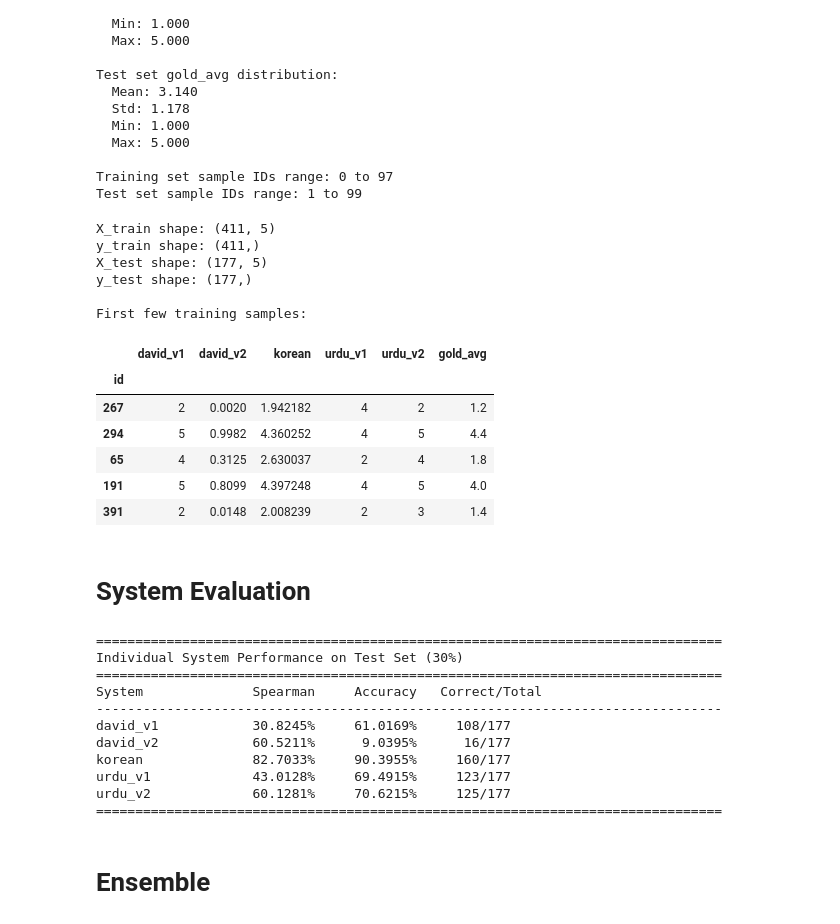
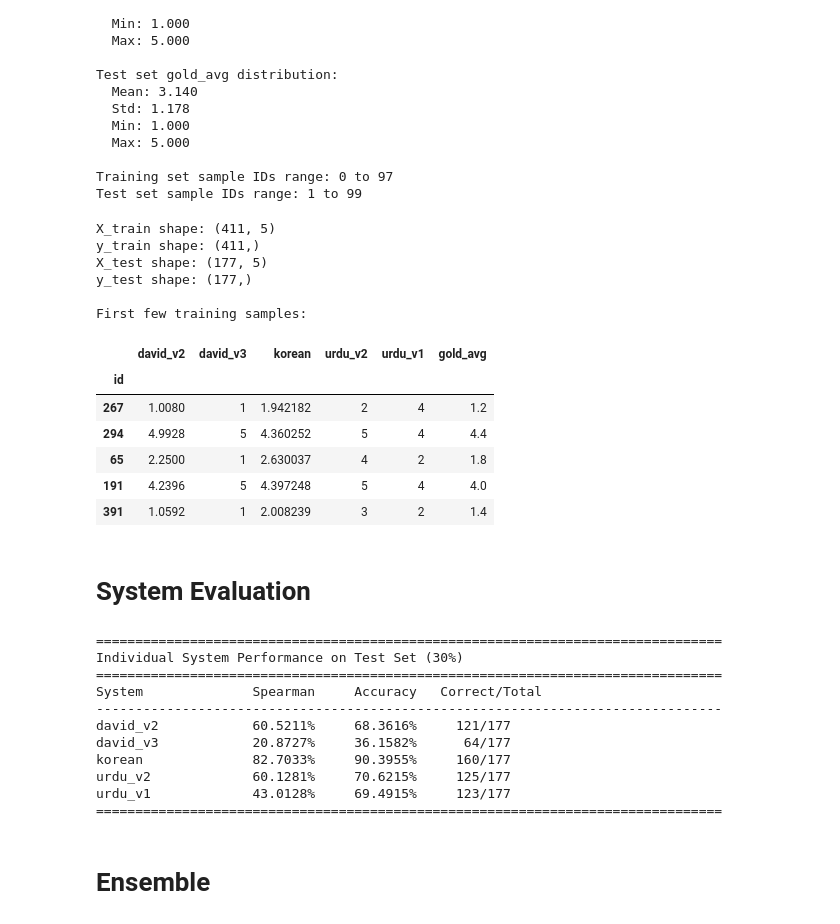
Before and after one commit to UAlberta-NLP/SemEval2026-WSP, a Jupyter notebook: ensemble/dev.ipynb, the cells around one changed output. Drawn from its saved outputs; the diff is of its cells as text; code cells hidden in the pictures.

```diff
--- a/ensemble/dev.ipynb
+++ b/ensemble/dev.ipynb
@@ -90,7 +90,7 @@ Example gold labels:
 ## System
 # %%
 # Path to individual system outputs
-RESULTS_DIR = Path("../res/results/dev/")
+RESULTS_DIR = Path("./dev")
 
 # Get all jsonl files
 prediction_files = sorted(RESULTS_DIR.glob("*.jsonl"))
@@ -165,7 +167,7 @@ df_gold = pd.DataFrame({
 
 # Combine predictions with gold labels
 df_combined = df_predictions.join(df_gold)
-
+df_combined['unique_key'] = df_combined.index
 print(f"Combined DataFrame shape: {df_combined.shape}")
 print(f"\nColumns: {list(df_combined.columns)}")
 print(f"\nFirst 10 rows:")
@@ -245,36 +247,40 @@ Test set sample IDs range: 1 to 99
 # %%
 # Prepare training and test sets
 # X = system predictions (features), y = gold average (target)
 
-X_train = train_df[['david_v1', 'david_v2', 'korean', 'urdu_v1', 'urdu_v2']]
+SYSTEMS = ['david_v1', 'david_v2', 'david_v3', 'korean', 'urdu_v2', 'urdu_v1',]
+
+OBJECTIVE_FUNCTION = "reg:squarederror"
+
+X_train = train_df[SYSTEMS.copy()]
 # X_train = train_df[['david_v1', 'david_v2', 'korean']]
 y_train = train_df['gold_avg']
 
-X_test = test_df[['david_v1', 'david_v2', 'korean', 'urdu_v1', 'urdu_v2']]
+X_test = test_df[SYSTEMS.copy()]
 # X_test = test_df[['david_v1', 'david_v2', 'korean']]
 y_test = test_df['gold_avg']
 
 print(f"X_train shape: {X_train.shape}")
 print(f"y_train shape: {y_train.shape}")
 print(f"X_test shape: {X_test.shape}")
 print(f"y_test shape: {y_test.shape}")
 
 print(f"\nFirst few training samples:")
 pd.concat([X_train.head(), y_train.head()], axis=1)
 # %% [output]
 X_train shape: (411, 5)
 y_train shape: (411,)
 X_test shape: (177, 5)
 y_test shape: (177,)
 
 First few training samples:
-|  | david_v1 | david_v2 | korean | urdu_v1 | urdu_v2 | gold_avg |
+|  | david_v2 | david_v3 | korean | urdu_v2 | urdu_v1 | gold_avg |
 | id |  |  |  |  |  |  |
-| 267 | 2 | 0.0020 | 1.942182 | 4 | 2 | 1.2 |
-| 294 | 5 | 0.9982 | 4.360252 | 4 | 5 | 4.4 |
-| 65 | 4 | 0.3125 | 2.630037 | 2 | 4 | 1.8 |
-| 191 | 5 | 0.8099 | 4.397248 | 4 | 5 | 4.0 |
-| 391 | 2 | 0.0148 | 2.008239 | 2 | 3 | 1.4 |
+| 267 | 1.0080 | 1 | 1.942182 | 2 | 4 | 1.2 |
+| 294 | 4.9928 | 5 | 4.360252 | 5 | 4 | 4.4 |
+| 65 | 2.2500 | 1 | 2.630037 | 4 | 2 | 1.8 |
+| 191 | 4.2396 | 5 | 4.397248 | 5 | 4 | 4.0 |
+| 391 | 1.0592 | 1 | 2.008239 | 3 | 2 | 1.4 |
 # %% [markdown]
 # System Evaluation
 # %%
@@ -327,7 +333,7 @@ print("-" * 80)
 system_results = {}
 test_gold_labels = test_df['gold_labels'].tolist()
 
-for system in ['david_v1', 'david_v2', 'korean', 'urdu_v1', 'urdu_v2']:
+for system in SYSTEMS.copy():
 # for system in ['david_v1', 'david_v2', 'korean']:
     # Get predictions from X_test
     y_pred = X_test[system].values
@@ -346,11 +352,11 @@ Individual System Performance on Test Set (30%)
 ================================================================================
 System              Spearman     Accuracy   Correct/Total
 --------------------------------------------------------------------------------
-david_v1            30.8245%     61.0169%     108/177
-david_v2            60.5211%      9.0395%      16/177
+david_v2            60.5211%     68.3616%     121/177
+david_v3            20.8727%     36.1582%      64/177
 korean              82.7033%     90.3955%     160/177
+urdu_v2             60.1281%     70.6215%     125/177
 urdu_v1             43.0128%     69.4915%     123/177
-urdu_v2             60.1281%     70.6215%     125/177
 ================================================================================
 # %% [markdown]
 # Ensemble
```
Also changed, not shown: parts of 16 cells of this notebook.
